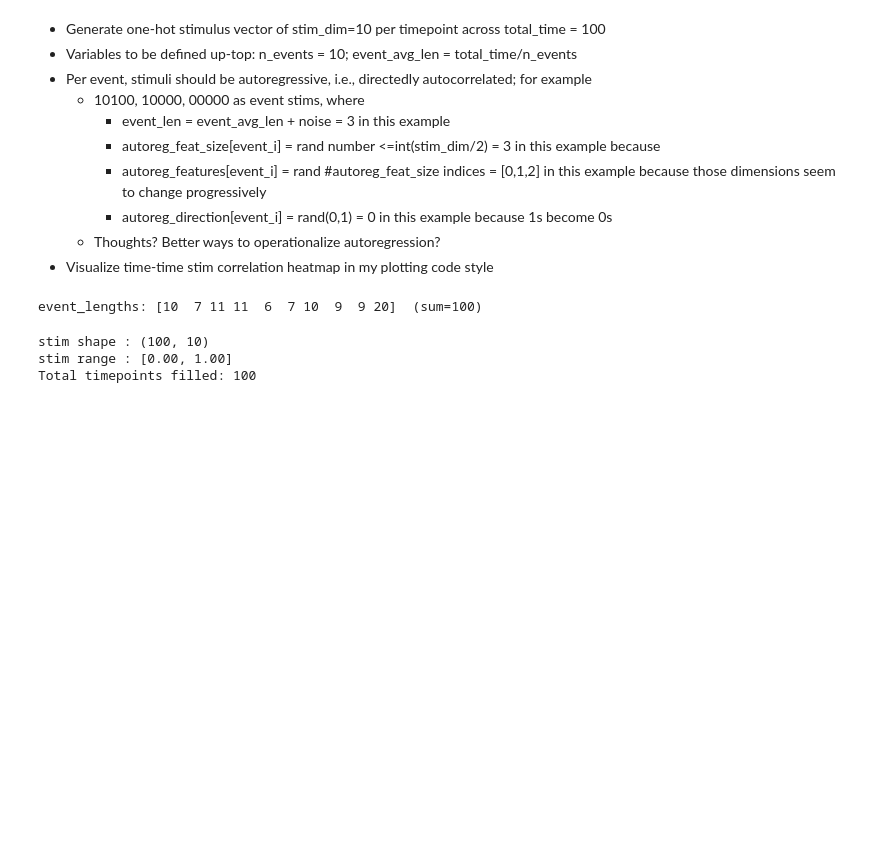
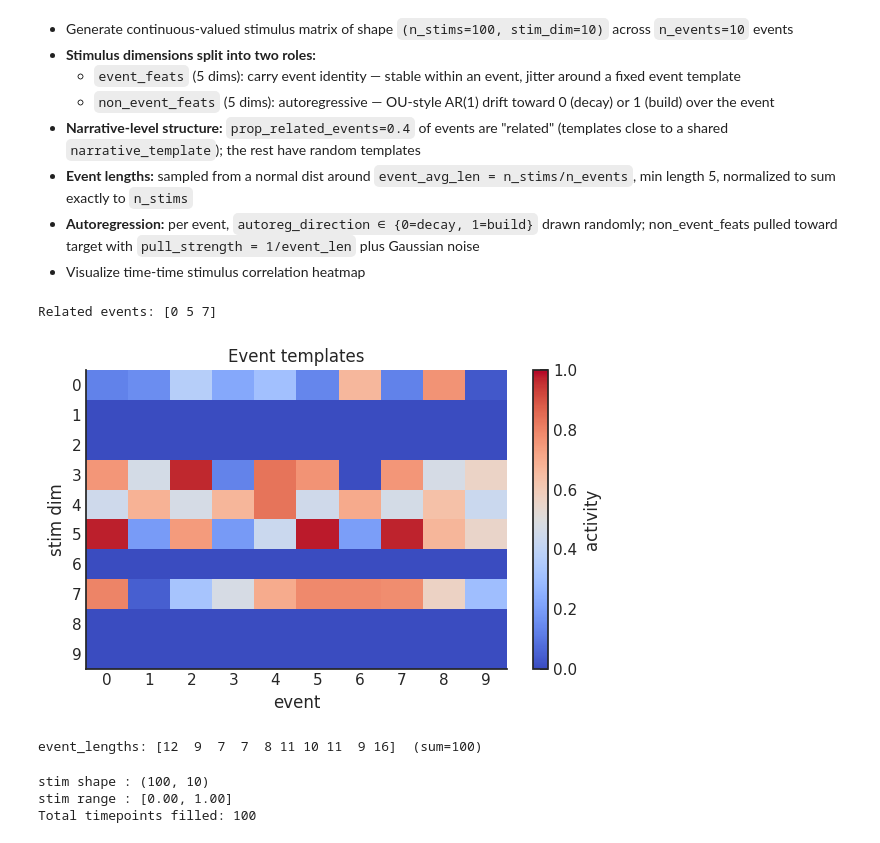
Before and after one commit to siyer7/narrative_map, a Jupyter notebook: code/narrative/0-stim_gen.ipynb, the cells around one changed output. Drawn from its saved outputs; the diff is of its cells as text; code cells hidden in the pictures; blank space fills up the shorter version.

Commit message:
updated stim to have recursive event structure

```diff
--- a/code/narrative/0-stim_gen.ipynb
+++ b/code/narrative/0-stim_gen.ipynb
@@ -3,29 +3,59 @@ import numpy as np, pandas as pd, matplotlib.pyplot as plt, seaborn as sns, nltk
 from utils import plot_style, norm01; plot_style('notebook');
 import torch
 # %% [markdown]
-* Generate one-hot stimulus vector of stim_dim=10 per timepoint across total_time = 100
-* Variables to be defined up-top: n_events = 10; event_avg_len = total_time/n_events
-* Per event, stimuli should be autoregressive, i.e., directedly autocorrelated; for example
-    * 10100, 10000, 00000 as event stims, where
-        * event_len = event_avg_len + noise = 3 in this example
-        * autoreg_feat_size[event_i] = rand number <=int(stim_dim/2) = 3 in this example because
-        * autoreg_features[event_i] = rand #autoreg_feat_size indices = [0,1,2] in this example because those dimensions seem to change progressively
-        * autoreg_direction[event_i] = rand(0,1) = 0 in this example because 1s become 0s
-    * Thoughts? Better ways to operationalize autoregression?
-* Visualize time-time stim correlation heatmap in my plotting code style
+* Generate continuous-valued stimulus matrix of shape `(n_stims=100, stim_dim=10)` across `n_events=10` events
+* **Stimulus dimensions split into two roles:**
+    * `event_feats` (5 dims): carry event identity — stable within an event, jitter around a fixed event template
+    * `non_event_feats` (5 dims): autoregressive — OU-style AR(1) drift toward 0 (decay) or 1 (build) over the event
+* **Narrative-level structure:** `prop_related_events=0.4` of events are "related" (templates close to a shared `narrative_template`); the rest have random templates
+* **Event lengths:** sampled from a normal dist around `event_avg_len = n_stims/n_events`, min length 5, normalized to sum exactly to `n_stims`
+* **Autoregression:** per event, `autoreg_direction ∈ {0=decay, 1=build}` drawn randomly; non_event_feats pulled toward target with `pull_strength = 1/event_len` plus Gaussian noise
+* Visualize time-time stimulus correlation heatmap
 # %%
 # Parameters
 rng = np.random.default_rng(42)
-stim_dim, total_time, n_events = 10, 100, 10
-event_avg_len = total_time / n_events
+stim_dim, event_dim, n_events = 10, 5, 10
+stim_noise = 0.05   # sd of gauss noise for each stim
 
-# generate event lengths via normal dist
-event_lengths = rng.normal(event_avg_len, event_avg_len * 0.2, n_events).astype(int)
-event_lengths = np.clip(event_lengths, 5, None)  # minimum event length of 5
-event_lengths[-1] = total_time - event_lengths[:-1].sum()  # ensure final event's length sums to total_time
-print(f"event_lengths: {event_lengths}  (sum={event_lengths.sum()})")
+# event_feats: dims shared by all events that carry identity (rest are autoregressive, see below)
+event_feats     = rng.choice(stim_dim, event_dim, replace=False) # randomly select event_dim features from stim_dim
+non_event_feats = np.setdiff1d(np.arange(stim_dim), event_feats) # dims that are not event_feats
 
-noise_std = 0.2   # std of Gaussian noise added at each AR step
+# Narrative-level template — sparse: only event_feats are active, rest are 0
+narrative_template = np.zeros(stim_dim)
+narrative_template[event_feats] = rng.random(event_dim)
+
+prop_related_events          = 0.4   # fraction of events with activity similar to narrative_template
+related_event_template_noise = 0.01  # low noise → related event stays close to narrative_template
-# %% [output]
-event_lengths: [10  7 11 11  6  7 10  9  9 20]  (sum=100)
+# %%
+# generate event templates — sparse: only event_feats are active, rest are 0
+event_relatedness = rng.random(n_events) < prop_related_events  # True = related to narrative
+event_templates   = np.zeros((n_events, stim_dim))
+for event_idx in range(n_events):
+    if event_relatedness[event_idx]:
+        event_templates[event_idx, event_feats] = np.clip(narrative_template[event_feats] + rng.normal(0, related_event_template_noise, event_dim), 0, 1)
+    else:
+        event_templates[event_idx, event_feats] = rng.random(event_dim)  # completely random activity
+
+print(f"Related events: {np.where(event_relatedness)[0]}")
+
+fig, ax = plt.subplots(figsize=(6,4))
+ax.set(title='Event templates', xlabel='event', ylabel='stim dim', xticks=np.arange(n_events), yticks=np.arange(stim_dim))
+im = ax.imshow(event_templates.T, aspect='auto', cmap='coolwarm', vmin=0, vmax=1)
+plt.colorbar(im, ax=ax, label='activity')
+plt.tight_layout(); plt.show()
+# %% [output]
+Related events: [0 5 7]
+[figure, added]
+# %%
+# generate event lengths via normal dist; normalize before int cast so no event overshoots n_stims
+n_stims = 100
+event_avg_len = n_stims / n_events
+raw_lengths   = np.maximum(rng.normal(event_avg_len, event_avg_len * 0.2, n_events), 5)
+event_lengths = (raw_lengths / raw_lengths.sum() * n_stims).astype(int)
+event_lengths = np.clip(event_lengths, 5, None)  # minimum event length of 5
+event_lengths[-1] = n_stims - event_lengths[:-1].sum()  # ensure exact sum = n_stims
+print(f"event_lengths: {event_lengths}  (sum={event_lengths.sum()})")
+# %% [output]
+event_lengths: [12  9  7  7  8 11 10 11  9 16]  (sum=100)
 # %%
```
Also changed, not shown: parts of 2 cells of this notebook, 4 other files.
